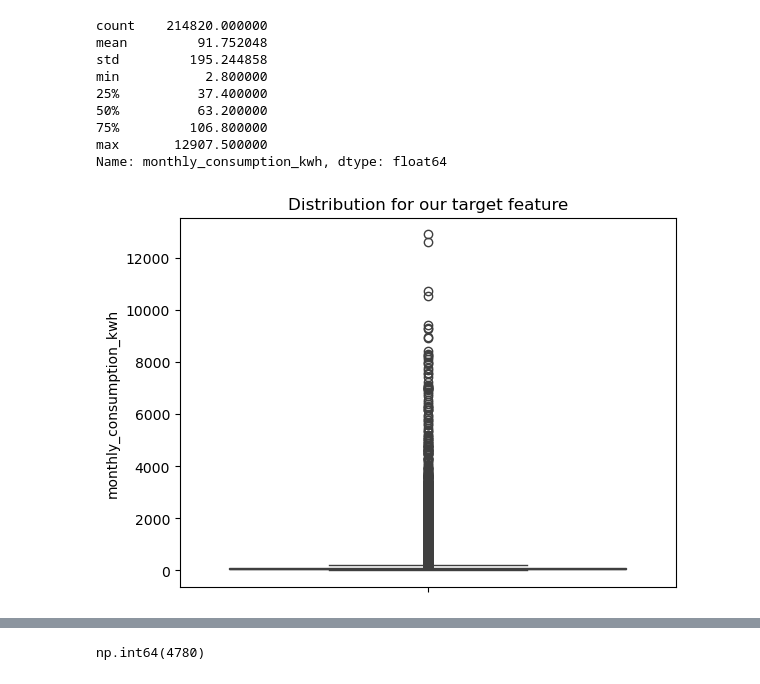
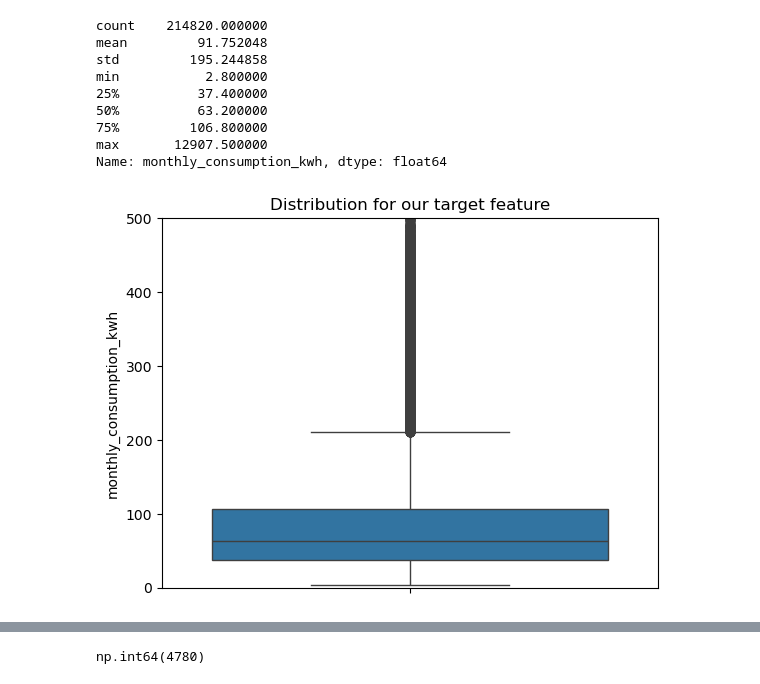
Before and after one commit to naythe10/ElectricityConsumption, a Jupyter notebook: notebooks/ElectricityConsumption03.ipynb, the cells around one changed output, grey strips where cells are left out. Saved outputs shown, nothing was run; the diff lists cells and outputs as text; code cells hidden in the pictures.

```diff
--- a/notebooks/ElectricityConsumption03.ipynb
+++ b/notebooks/ElectricityConsumption03.ipynb
@@ -105,7 +105,7 @@ Name: monthly_consumption_kwh, dtype: float64
 # %%
 sns.boxplot(y = df['monthly_consumption_kwh']) #Visible outliers that may affect model quality
 plt.title('Distribution for our target feature')
-#plt.ylim(0, 10000)
+plt.ylim(0, 500)
 plt.show()
 # %% [output]
-[figure, old version]
+[figure, new version]
```
Also changed, not shown: parts of 3 cells of this notebook.
